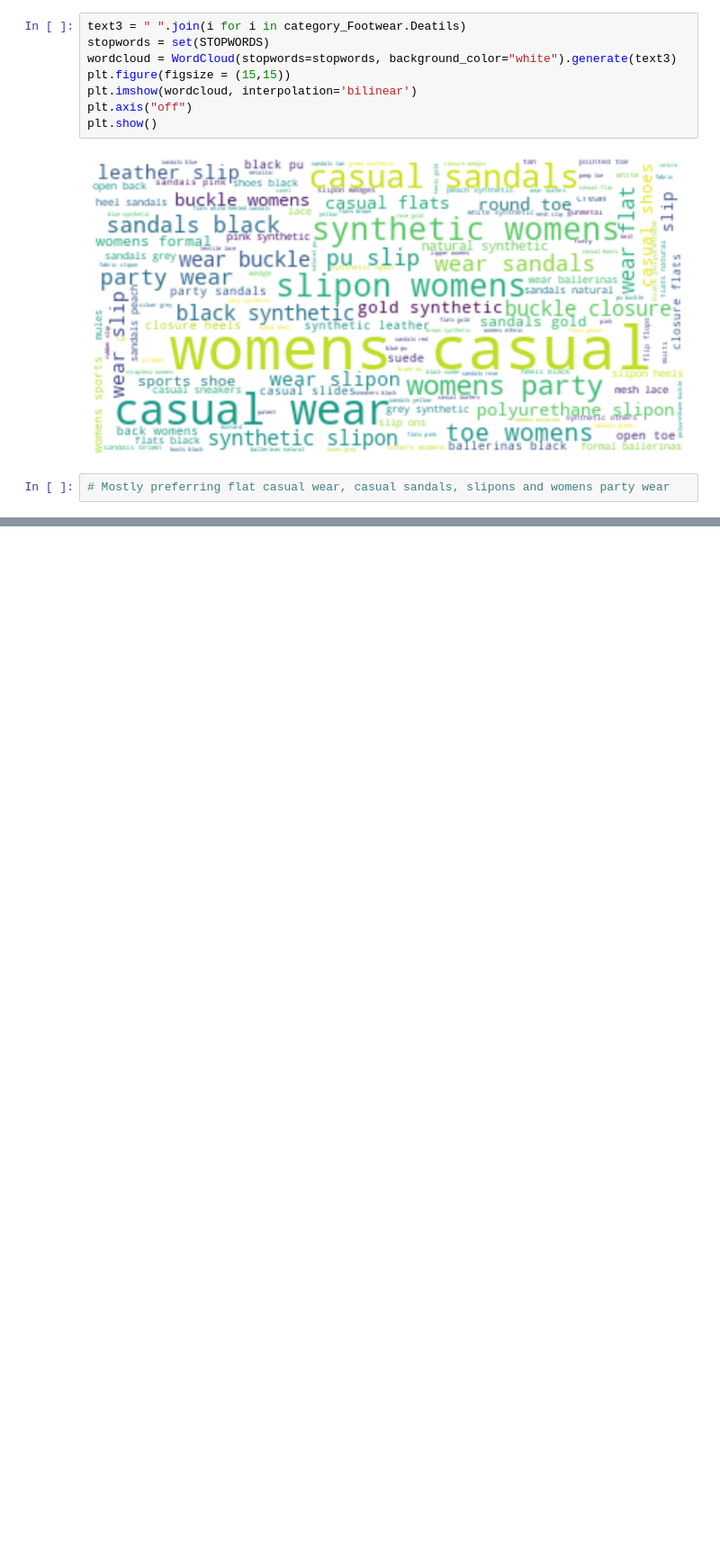
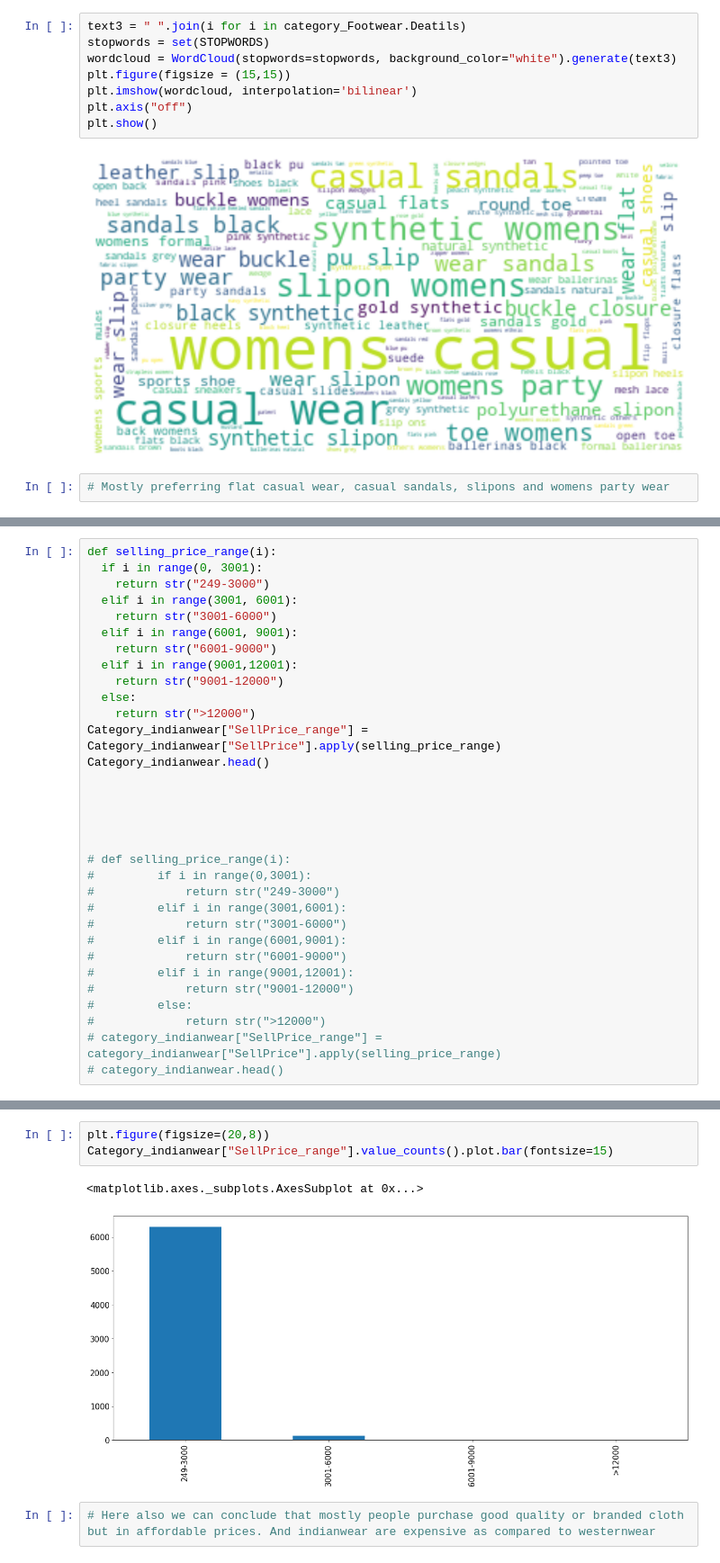
Before and after one commit to Sanjayme049/EDA, a Jupyter notebook: DataSet_Practice_1.ipynb, the cells around one changed output, grey strips where cells are left out. Shown at 90% size. Cells and saved outputs as stored; diff of their text form; blank space fills up the shorter version.

```diff
--- a/DataSet_Practice_1.ipynb
+++ b/DataSet_Practice_1.ipynb
@@ -617,0 +697,32 @@ plt.show()
+# %%
+def selling_price_range(i):
+  if i in range(0, 3001):
+    return str("249-3000")
+  elif i in range(3001, 6001):
+    return str("3001-6000")
+  elif i in range(6001, 9001):
+    return str("6001-9000")
+  elif i in range(9001,12001):
+    return str("9001-12000")
+  else:
+    return str(">12000")
+Category_indianwear["SellPrice_range"] = Category_indianwear["SellPrice"].apply(selling_price_range)
+Category_indianwear.head()
+
+
+
+
+
+# def selling_price_range(i):
+#         if i in range(0,3001):
+#             return str("249-3000")
+#         elif i in range(3001,6001):
+#             return str("3001-6000")
+#         elif i in range(6001,9001):
+#             return str("6001-9000")
+#         elif i in range(9001,12001):
+#             return str("9001-12000")
+#         else:
+#             return str(">12000")
+# category_indianwear["SellPrice_range"] = category_indianwear["SellPrice"].apply(selling_price_range)
+# category_indianwear.head()
@@ -617,0 +744,8 @@ plt.show()
+# %%
+plt.figure(figsize=(20,8))
+Category_indianwear["SellPrice_range"].value_counts().plot.bar(fontsize=15)
+# %% [output]
+<matplotlib.axes._subplots.AxesSubplot at 0x...>
+[figure, added]
+# %%
+# Here also we can conclude that mostly people purchase good quality or branded cloth but in affordable prices. And indianwear are expensive as compared to westernwear
```
Also changed, not shown: parts of 38 cells of this notebook.
